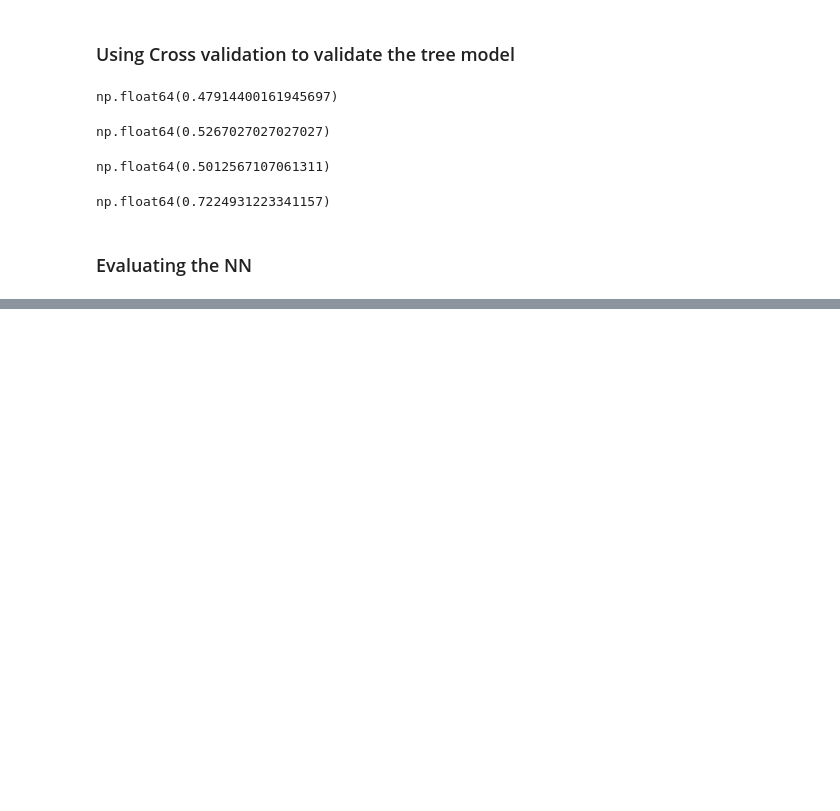
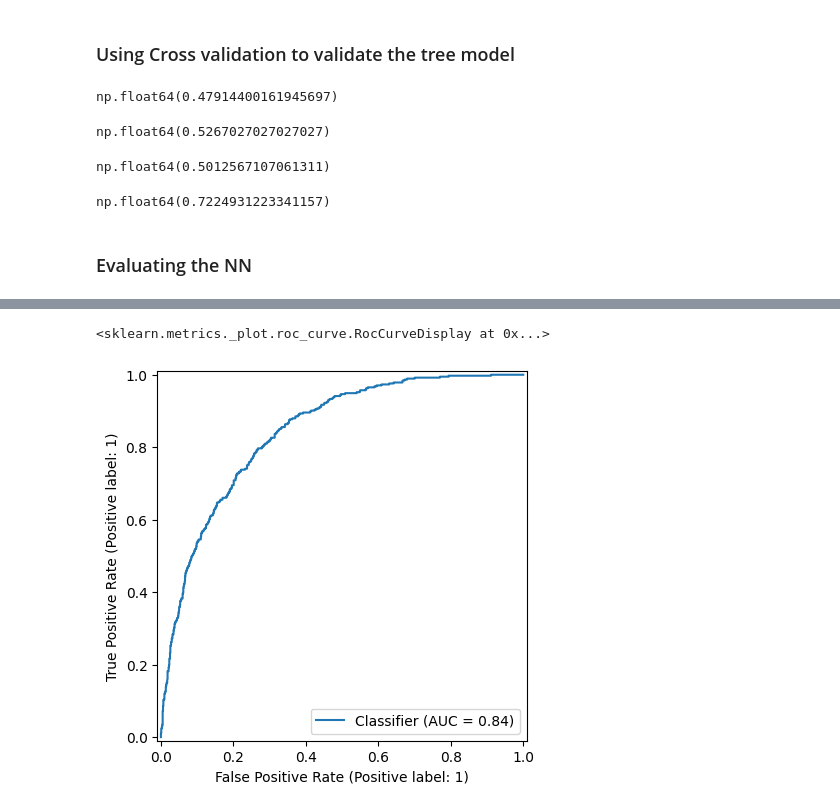
Before and after one commit to savi664/MachineLearningProject, a Jupyter notebook: 2425575.ipynb, the cells around one changed output, grey strips where cells are left out. Saved outputs shown, nothing was run; the diff lists cells and outputs as text; code cells hidden in the pictures; blank space fills up the shorter version.

```diff
--- a/2425575.ipynb
+++ b/2425575.ipynb
@@ -490,0 +494,6 @@ ConfusionMatrixDisplay.from_predictions(y_test,tree_prediction)
+# %%
+#Roc curve
+RocCurveDisplay.from_predictions(y_test,NN_predictions)
+# %% [output]
+<sklearn.metrics._plot.roc_curve.RocCurveDisplay at 0x...>
+[figure, added]
```
Also changed, not shown: parts of 3 cells of this notebook.
